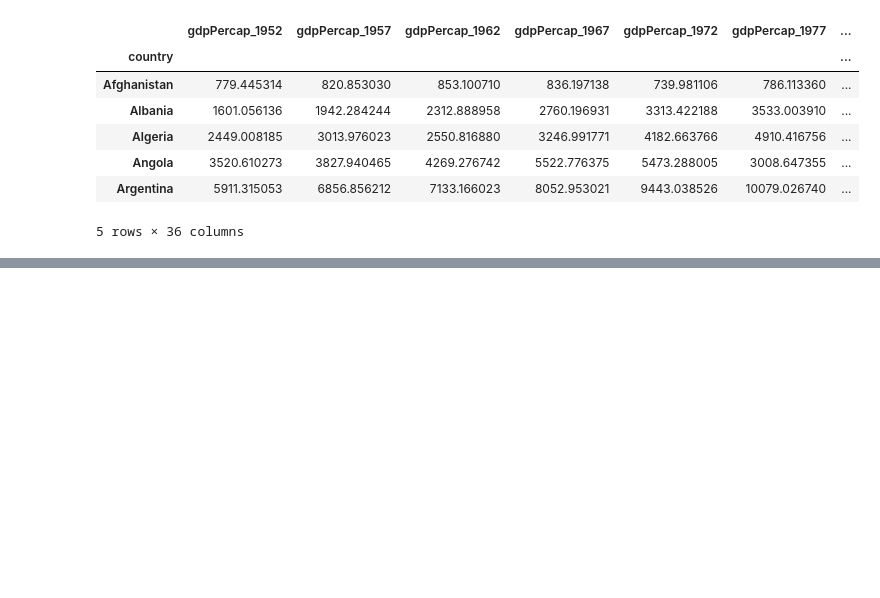
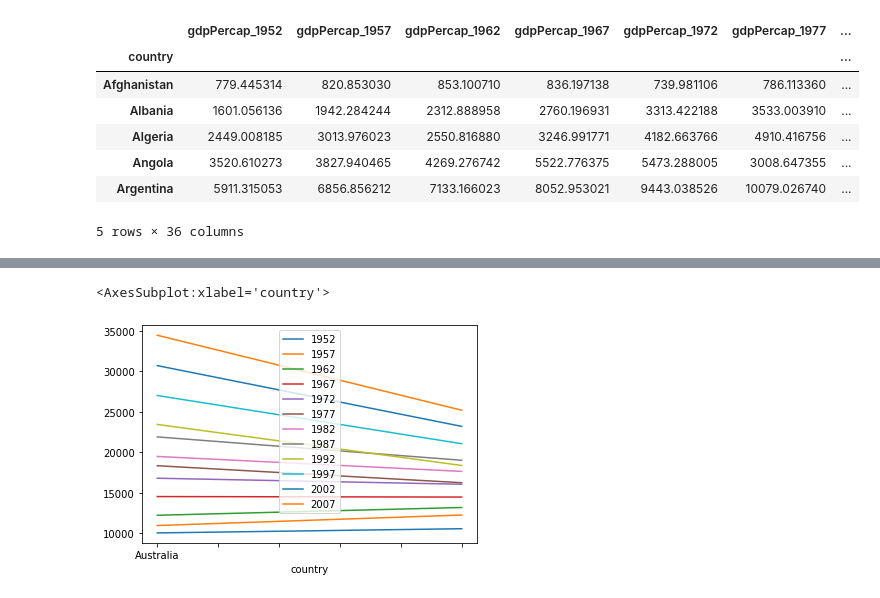
Before and after one commit to j23414/temp_swcarp_python, a Jupyter notebook: Basic.ipynb, the cells around one changed output, grey strips where cells are left out. Cells and saved outputs as stored; diff of their text form; code cells hidden in the pictures; blank space fills up the shorter version.

```diff
--- a/Basic.ipynb
+++ b/Basic.ipynb
@@ -182,0 +265,5 @@ summarydata
+# %%
+data.plot()
+# %% [output]
+<AxesSubplot:xlabel='country'>
+[figure, added]
```
Also changed, not shown: parts of 26 cells of this notebook, 1 other file.
